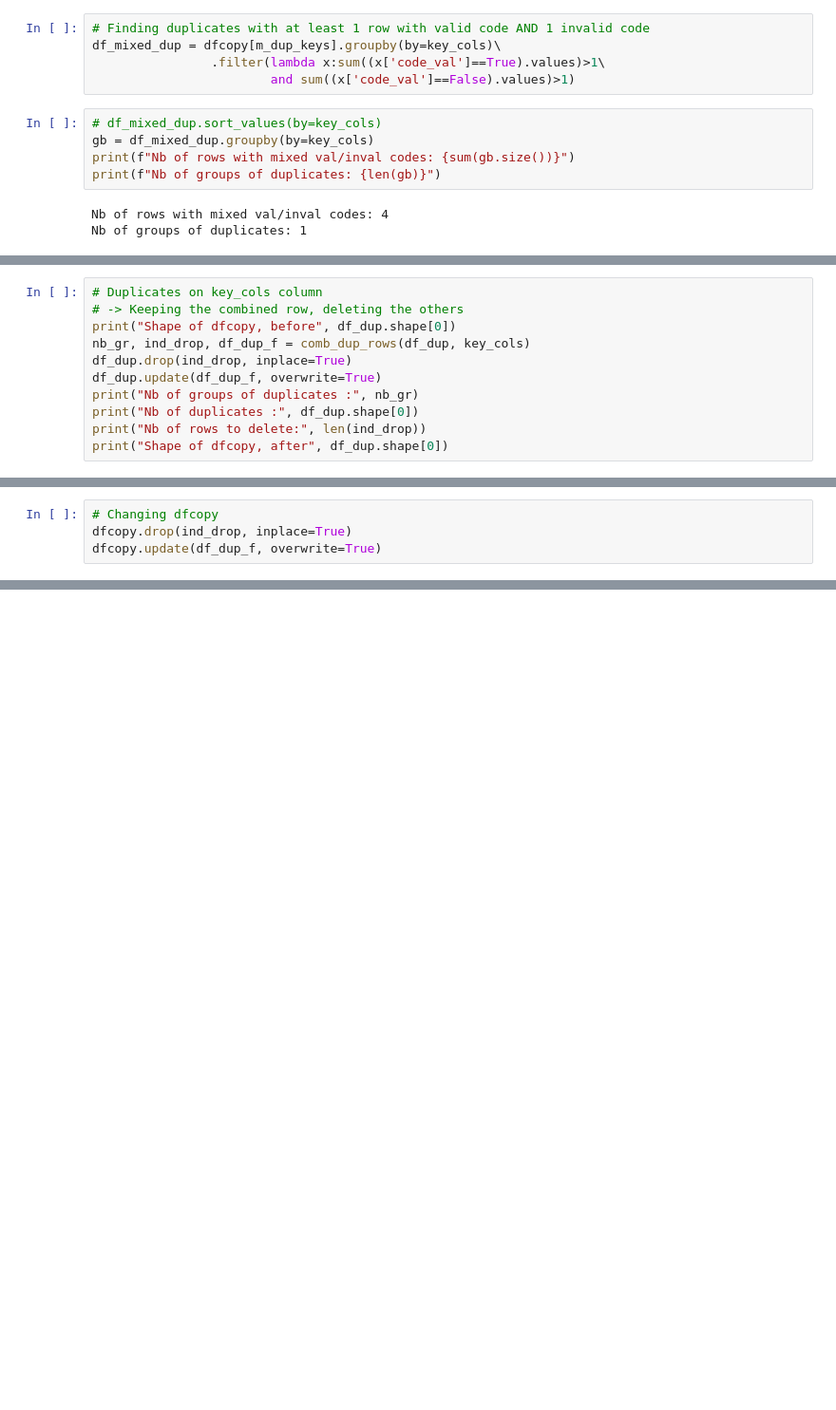
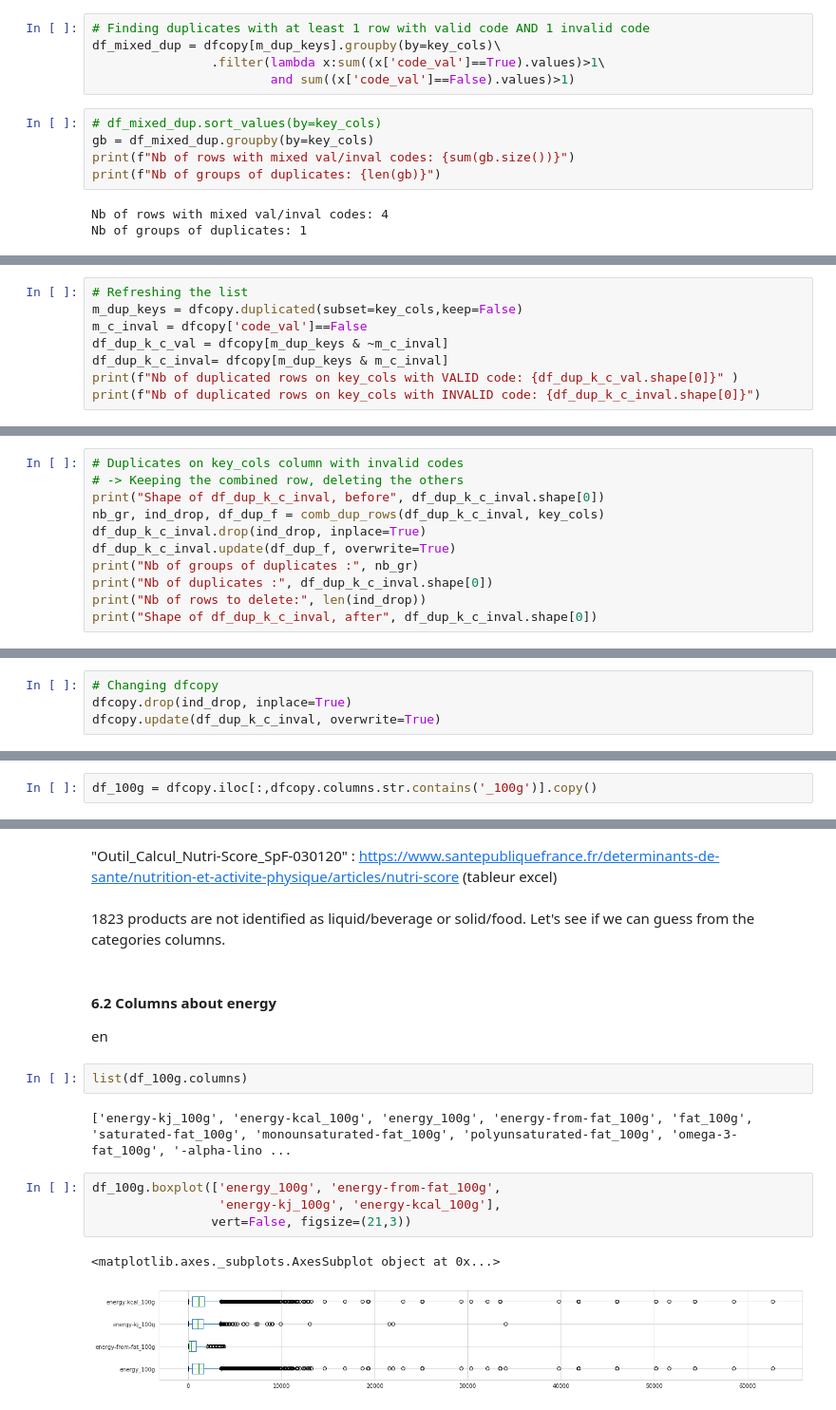
Before and after one commit to SmellyArmure/OC_DS_Project3, a Jupyter notebook: NOTEBOOKS/P3_Cleaning.ipynb, the cells around one changed output, grey strips where cells are left out. Shown at 95% size. Drawn from its saved outputs; the diff is of its cells as text; blank space fills up the shorter version.

```diff
--- a/NOTEBOOKS/P3_Cleaning.ipynb
+++ b/NOTEBOOKS/P3_Cleaning.ipynb
@@ -1175,0 +1236,8 @@ Shape of dfcopy, after 945523
+# %%
+# Refreshing the list
+m_dup_keys = dfcopy.duplicated(subset=key_cols,keep=False)
+m_c_inval = dfcopy['code_val']==False
+df_dup_k_c_val = dfcopy[m_dup_keys & ~m_c_inval]
+df_dup_k_c_inval= dfcopy[m_dup_keys & m_c_inval]
+print(f"Nb of duplicated rows on key_cols with VALID code: {df_dup_k_c_val.shape[0]}" )
+print(f"Nb of duplicated rows on key_cols with INVALID code: {df_dup_k_c_inval.shape[0]}")
@@ -1176,12 +1247,12 @@ Shape of dfcopy, after 945523
 # %%
-# Duplicates on key_cols column
+# Duplicates on key_cols column with invalid codes
 # -> Keeping the combined row, deleting the others
-print("Shape of dfcopy, before", df_dup.shape[0])
-nb_gr, ind_drop, df_dup_f = comb_dup_rows(df_dup, key_cols)
-df_dup.drop(ind_drop, inplace=True)
-df_dup.update(df_dup_f, overwrite=True)
+print("Shape of df_dup_k_c_inval, before", df_dup_k_c_inval.shape[0])
+nb_gr, ind_drop, df_dup_f = comb_dup_rows(df_dup_k_c_inval, key_cols)
+df_dup_k_c_inval.drop(ind_drop, inplace=True)
+df_dup_k_c_inval.update(df_dup_f, overwrite=True)
 print("Nb of groups of duplicates :", nb_gr)
-print("Nb of duplicates :", df_dup.shape[0])
+print("Nb of duplicates :", df_dup_k_c_inval.shape[0])
 print("Nb of rows to delete:", len(ind_drop))
-print("Shape of dfcopy, after", df_dup.shape[0])
+print("Shape of df_dup_k_c_inval, after", df_dup_k_c_inval.shape[0])
 # %% [output]
@@ -1193,4 +1264,4 @@ Shape of dfcopy, after 154583
 # %%
 # Changing dfcopy
 dfcopy.drop(ind_drop, inplace=True)
-dfcopy.update(df_dup_f, overwrite=True)
+dfcopy.update(df_dup_k_c_inval, overwrite=True)
@@ -1213,0 +1270,2 @@ Shape of dfcopy, after 154583
+# %%
+df_100g = dfcopy.iloc[:,dfcopy.columns.str.contains('_100g')].copy()
@@ -1213,0 +1302,21 @@ Shape of dfcopy, after 154583
+# %% [markdown]
+"Outil_Calcul_Nutri-Score_SpF-030120" :
+https://www.santepubliquefrance.fr/determinants-de-sante/nutrition-et-activite-physique/articles/nutri-score (tableur excel)
+# %% [markdown]
+1823 products are not identified as liquid/beverage or solid/food.
+Let's see if we can guess from the categories columns.
+# %% [markdown]
+#### 6.2 Columns about energy
+
+en
+# %%
+list(df_100g.columns)
+# %% [output]
+['energy-kj_100g', 'energy-kcal_100g', 'energy_100g', 'energy-from-fat_100g', 'fat_100g', 'saturated-fat_100g', 'monounsaturated-fat_100g', 'polyunsaturated-fat_100g', 'omega-3-fat_100g', '-alpha-lino ...
+# %%
+df_100g.boxplot(['energy_100g', 'energy-from-fat_100g',
+                 'energy-kj_100g', 'energy-kcal_100g'],
+                vert=False, figsize=(21,3))
+# %% [output]
+<matplotlib.axes._subplots.AxesSubplot object at 0x...>
+[figure, added]
```
Also changed, not shown: parts of 90 cells of this notebook, 1 other file.
